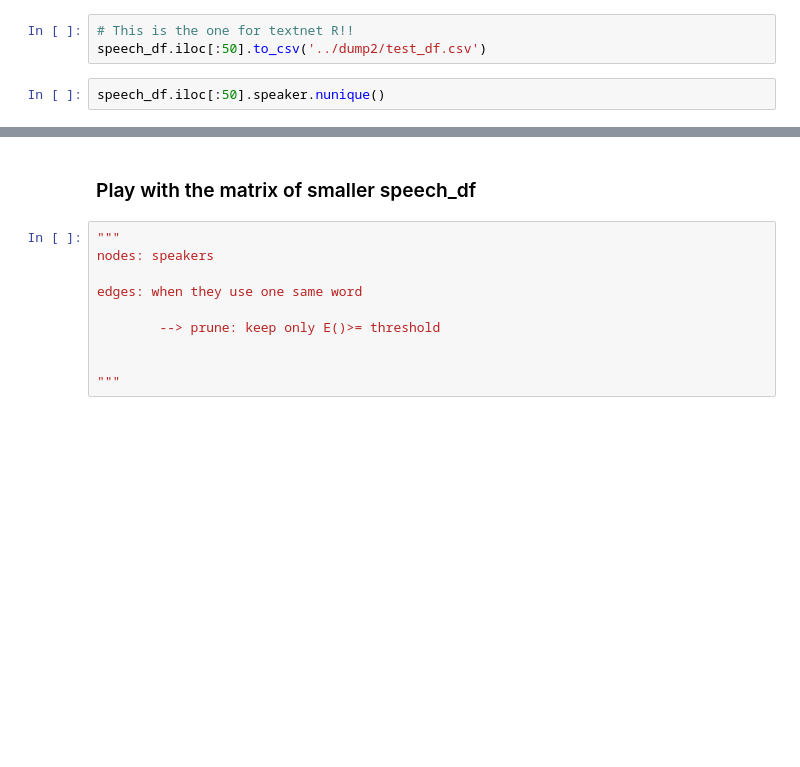
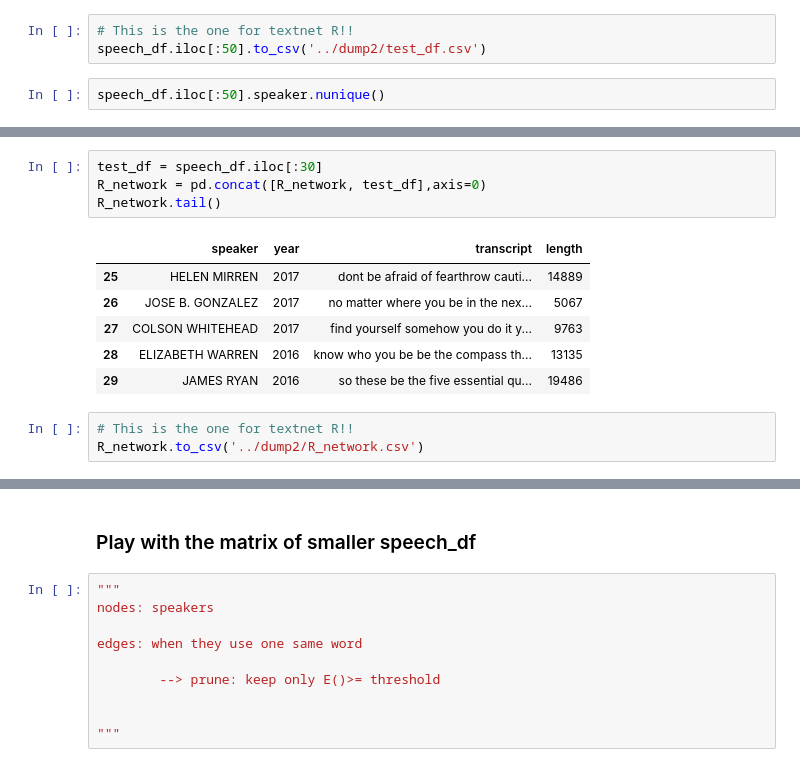
Before and after one commit to katiehuang1221/NLP-Analysis-On-Motivational-Speeches, a Jupyter notebook: notebook/scratchpad_network_speaker.ipynb, the cells around one changed output, grey strips where cells are left out. Cells and saved outputs as stored; diff of their text form; blank space fills up the shorter version.

```diff
--- a/notebook/scratchpad_network_speaker.ipynb
+++ b/notebook/scratchpad_network_speaker.ipynb
@@ -190,0 +213,14 @@ speech_df.iloc[:50].speaker.nunique()
+# %%
+test_df = speech_df.iloc[:30]
+R_network = pd.concat([R_network, test_df],axis=0)
+R_network.tail()
+# %% [output]
+|  | speaker | year | transcript | length |
+| 25 | HELEN MIRREN | 2017 | dont be afraid of fearthrow cauti... | 14889 |
+| 26 | JOSE B. GONZALEZ | 2017 | no matter where you be in the nex... | 5067 |
+| 27 | COLSON WHITEHEAD | 2017 | find yourself somehow you do it y... | 9763 |
+| 28 | ELIZABETH WARREN | 2016 | know who you be be the compass th... | 13135 |
+| 29 | JAMES RYAN | 2016 | so these be the five essential qu... | 19486 |
+# %%
+# This is the one for textnet R!!
+R_network.to_csv('../dump2/R_network.csv')
```
Also changed, not shown: parts of 4 cells of this notebook.
